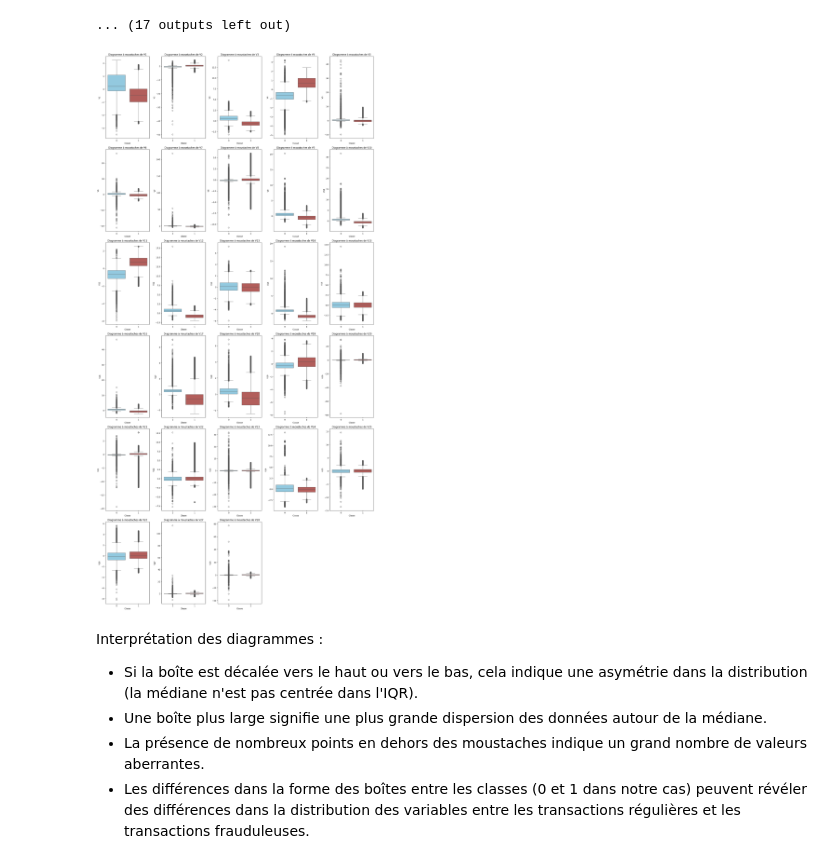
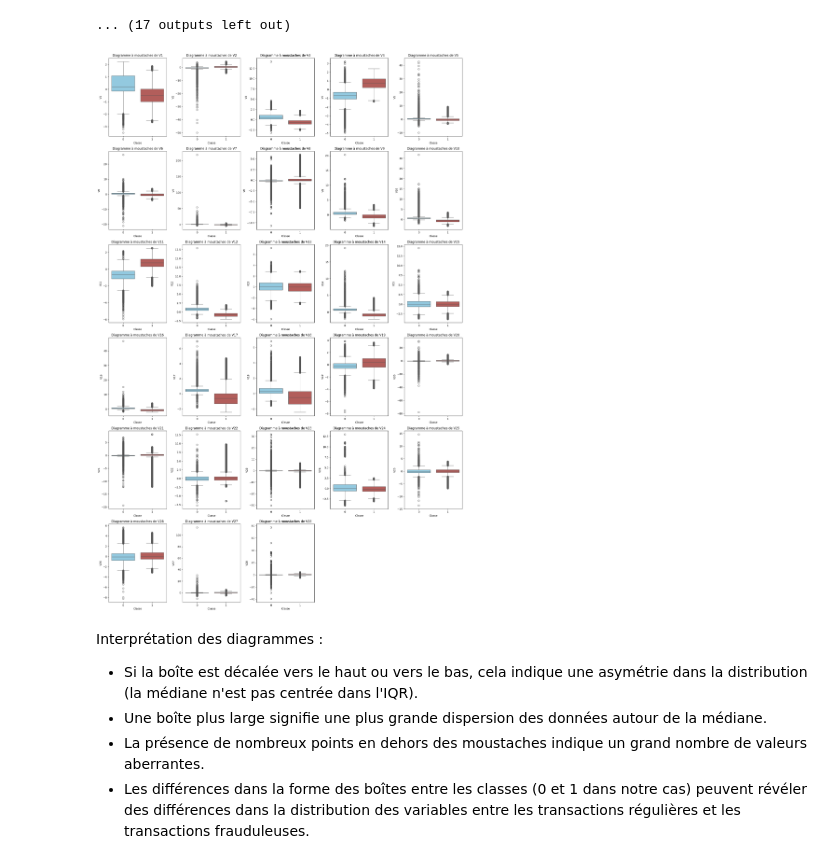
Before and after one commit to RomyJr/Fraud_Detection, a Jupyter notebook: BIG_DATA.ipynb, the cells around one changed output. Saved outputs shown, nothing was run; the diff lists cells and outputs as text; code cells hidden in the pictures.

```diff
--- a/BIG_DATA.ipynb
+++ b/BIG_DATA.ipynb
@@ -158,21 +158,21 @@ for var in variables:
 # %%
 colors = ['skyblue', '#C0504D']
 
 plt.figure(figsize=(20, 40))
 
 for i, var in enumerate(variables):
-    plt.subplot(6, 5, i + 1)
+    plt.subplot(8, 5, i + 1)
 
     sns.boxplot(x='Class', y=var, data=dataset, palette=colors, hue='Class', dodge=False, legend=False)
 
     plt.title(f'Diagramme à moustaches de {var}')
     plt.xlabel('Classe')
     plt.ylabel(var)
 
 plt.tight_layout()
 plt.show()
 # %% [output]
-[figure, old version]
+[figure, new version]
 # %% [markdown]
 Interprétation des diagrammes :
 
```
Also changed, not shown: parts of 1 cell of this notebook, 1 other file.
